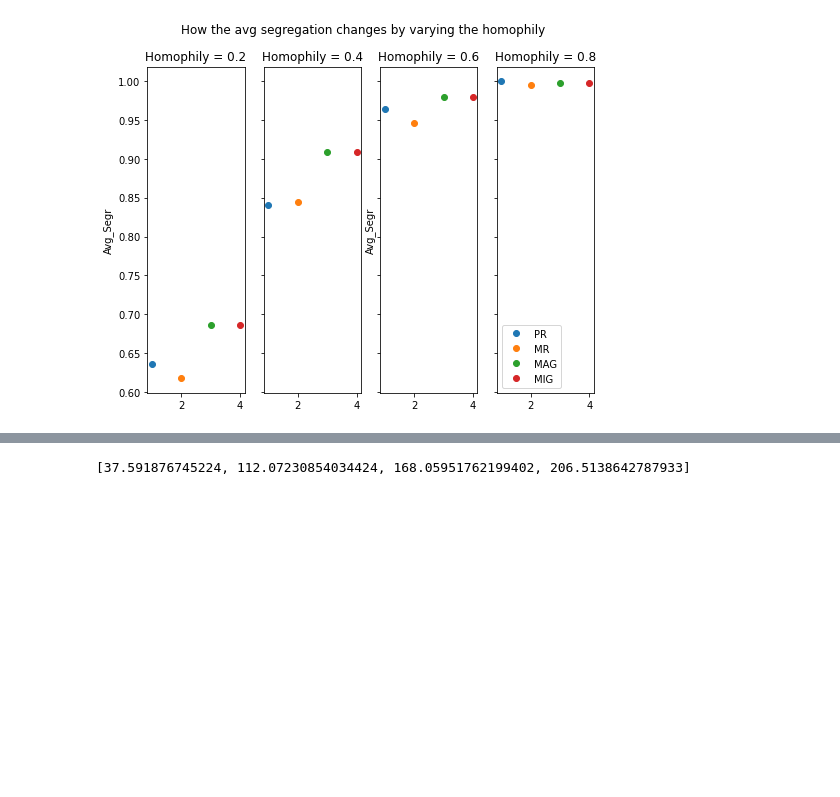
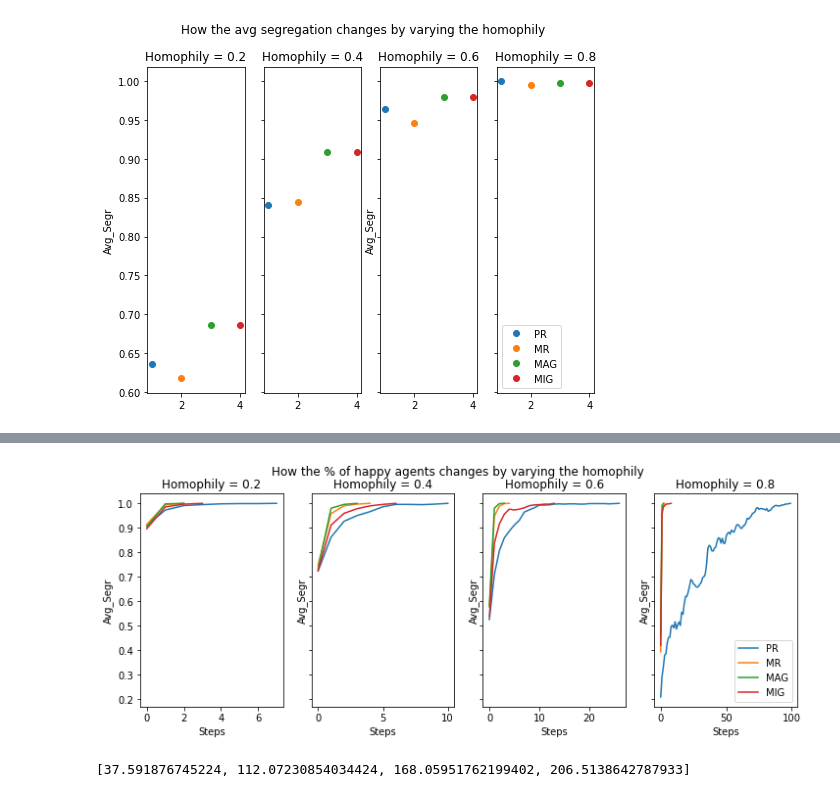
Before and after one commit to matteo-Donofrio-unipi/GEOSPA, a Jupyter notebook: schelling_model2.ipynb, the cells around one changed output, grey strips where cells are left out. Drawn from its saved outputs; the diff is of its cells as text; code cells hidden in the pictures; blank space fills up the shorter version.

```diff
--- a/schelling_model2.ipynb
+++ b/schelling_model2.ipynb
@@ -295,3 +303,96 @@ plt.show()
+# %%
+f, ax = plt.subplots(1,4, figsize=(12, 4), sharey = True)
+
+p1 = df1[(df1["homophily"]==homophily_set[0])]
+
+PR = p1[p1["relocation_policy"]=="pure_random"]
+
+MR = p1[p1["relocation_policy"]=="mild_random"]
+
+MAG = p1[p1["relocation_policy"]=="max_gain"]
+
+MIG = p1[p1["relocation_policy"]=="min_gain"]
+
+ax[0].plot(PR.groupby("Step")["perc_happy"].max(),  label='PR')
+ax[0].plot(MR.groupby("Step")["perc_happy"].max(), label='MR')
+ax[0].plot(MAG.groupby("Step")["perc_happy"].max(), label='MAG')
+ax[0].plot(MIG.groupby("Step")["perc_happy"].max(), label='MIG')
+
+ax[0].set_title('Homophily = 0.2')
+ax[0].set_ylabel('Avg_Segr')
+ax[0].set_xlabel('Steps')
+
+###############################
+
+p1 = df1[(df1["homophily"]==homophily_set[1])]
+
+PR = p1[p1["relocation_policy"]=="pure_random"]
+
+MR = p1[p1["relocation_policy"]=="mild_random"]
+
+MAG = p1[p1["relocation_policy"]=="max_gain"]
+
+MIG = p1[p1["relocation_policy"]=="min_gain"]
+
+ax[1].plot(PR.groupby("Step")["perc_happy"].max(),  label='PR')
+ax[1].plot(MR.groupby("Step")["perc_happy"].max(), label='MR')
+ax[1].plot(MAG.groupby("Step")["perc_happy"].max(), label='MAG')
+ax[1].plot(MIG.groupby("Step")["perc_happy"].max(), label='MIG')
+
+ax[1].set_title('Homophily = 0.4')
+ax[1].set_ylabel('Avg_Segr')
+ax[1].set_xlabel('Steps')
+###############################
+
+p1 = df1[(df1["homophily"]==homophily_set[2])]
+
+PR = p1[p1["relocation_policy"]=="pure_random"]
+
+MR = p1[p1["relocation_policy"]=="mild_random"]
+
+MAG = p1[p1["relocation_policy"]=="max_gain"]
+
+MIG = p1[p1["relocation_policy"]=="min_gain"]
+
+ax[2].plot(PR.groupby("Step")["perc_happy"].max(),  label='PR')
+ax[2].plot(MR.groupby("Step")["perc_happy"].max(), label='MR')
+ax[2].plot(MAG.groupby("Step")["perc_happy"].max(), label='MAG')
+ax[2].plot(MIG.groupby("Step")["perc_happy"].max(), label='MIG')
+
+ax[2].set_title('Homophily = 0.6')
+ax[2].set_ylabel('Avg_Segr')
+ax[2].set_xlabel('Steps')
+###############################
+
+p1 = df1[(df1["homophily"]==homophily_set[3])]
+
+PR = p1[p1["relocation_policy"]=="pure_random"]
+
+MR = p1[p1["relocation_policy"]=="mild_random"]
+
+MAG = p1[p1["relocation_policy"]=="max_gain"]
+
+MIG = p1[p1["relocation_policy"]=="min_gain"]
+
+ax[3].plot(PR.groupby("Step")["perc_happy"].max(),  label='PR')
+ax[3].plot(MR.groupby("Step")["perc_happy"].max(), label='MR')
+ax[3].plot(MAG.groupby("Step")["perc_happy"].max(), label='MAG')
+ax[3].plot(MIG.groupby("Step")["perc_happy"].max(), label='MIG')
+
+ax[3].set_title('Homophily = 0.8')
+ax[3].set_ylabel('Avg_Segr')
+ax[3].set_xlabel('Steps')
+###############################
+
+
+f.suptitle('How the % of happy agents changes by varying the homophily')
+plt.legend()
+plt.show()
+
+####vvvv##########vvv#########vvv#############vvv#######
+#VVVVVVVVVVVVVVVVVVVVVVVVVVVVVVVVVVVVVVVVVVVVVVVVVVVVVV
+# %% [output]
+[figure, added]
 # %%
 import numpy as np
 import matplotlib.pyplot as plt
```
Also changed, not shown: parts of 9 cells of this notebook.
